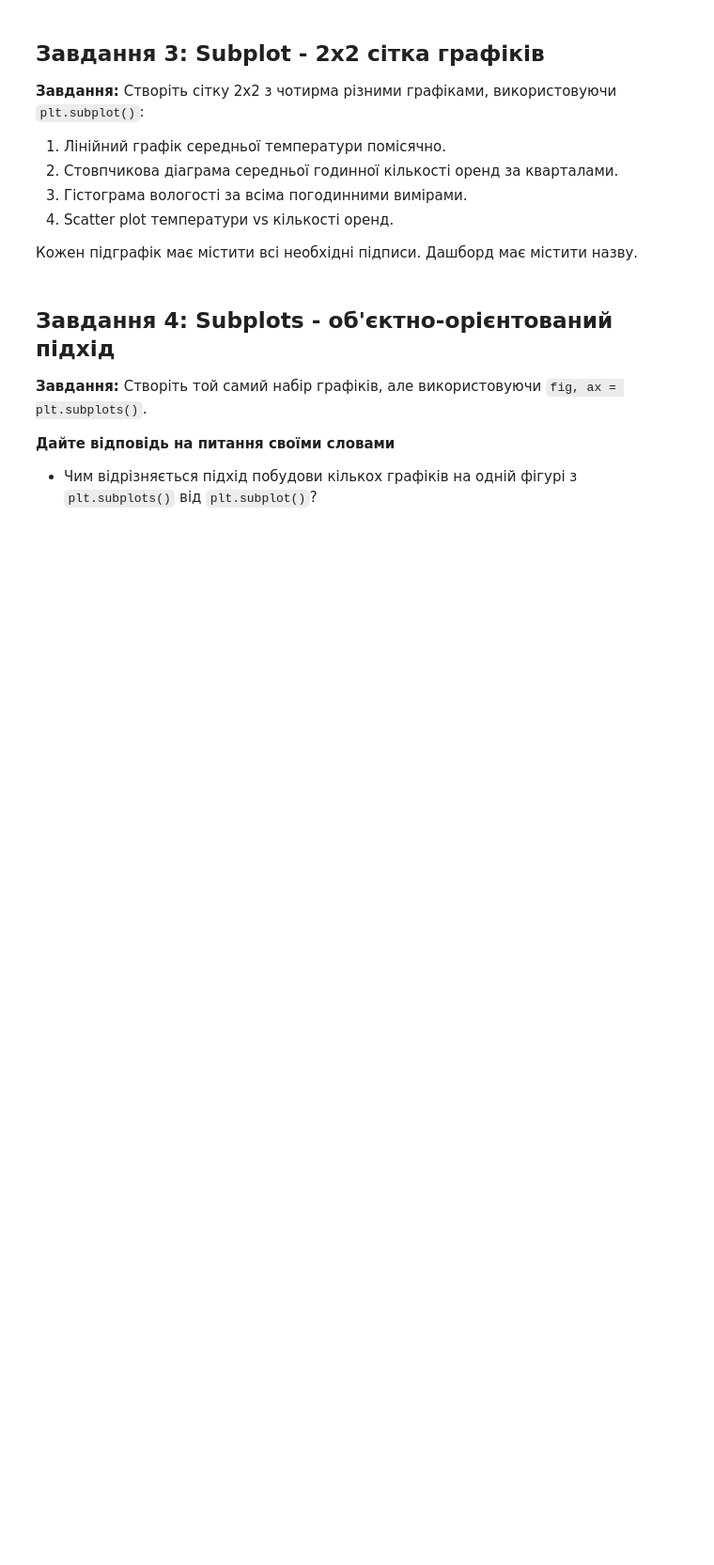
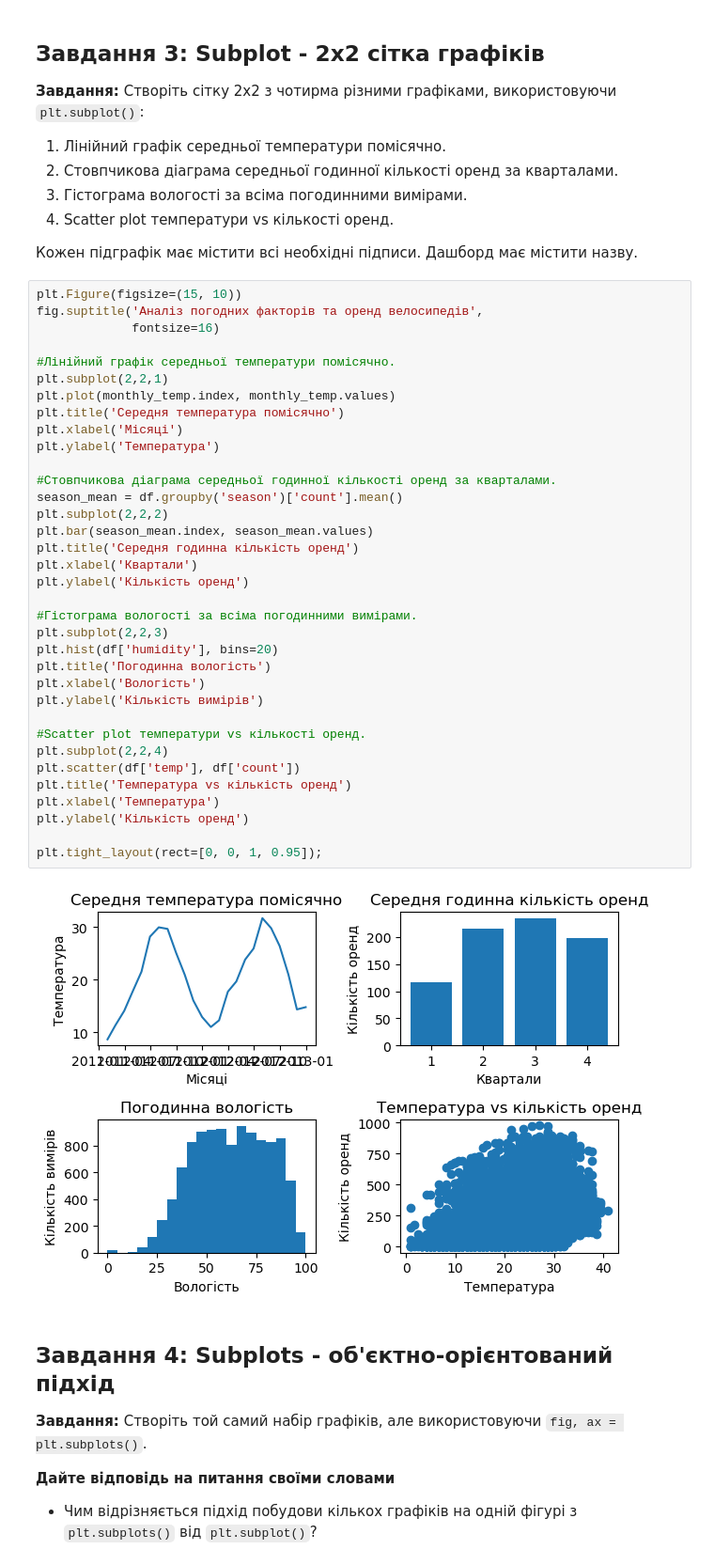
Before and after one commit to LesiaMazurkevych/PythonForDAHomeTask, a Jupyter notebook: HW_11_2_Візуалізація_даних_з_Matplotlib.ipynb, the cells around one changed output. Shown at 94% size. Drawn from its saved outputs; the diff is of its cells as text; blank space fills up the shorter version.

```diff
--- a/HW_11_2_Візуалізація_даних_з_Matplotlib.ipynb
+++ b/HW_11_2_Візуалізація_даних_з_Matplotlib.ipynb
@@ -111,6 +173,43 @@ sales_week2 = [1321,1263,1162,1406,1421,1248,1204]  # Продажі за тиж
 4. Scatter plot температури vs кількості оренд.
 
 Кожен підграфік має містити всі необхідні підписи. Дашборд має містити назву.
+# %%
+plt.Figure(figsize=(15, 10))
+fig.suptitle('Аналіз погодних факторів та оренд велосипедів',
+             fontsize=16)
+
+#Лінійний графік середньої температури помісячно.
+plt.subplot(2,2,1)
+plt.plot(monthly_temp.index, monthly_temp.values)
+plt.title('Середня температура помісячно')
+plt.xlabel('Місяці')
+plt.ylabel('Температура')
+
+#Стовпчикова діаграма середньої годинної кількості оренд за кварталами.
+season_mean = df.groupby('season')['count'].mean()
+plt.subplot(2,2,2)
+plt.bar(season_mean.index, season_mean.values)
+plt.title('Середня годинна кількість оренд')
+plt.xlabel('Квартали')
+plt.ylabel('Кількість оренд')
+
+#Гістограма вологості за всіма погодинними вимірами.
+plt.subplot(2,2,3)
+plt.hist(df['humidity'], bins=20)
+plt.title('Погодинна вологість')
+plt.xlabel('Вологість')
+plt.ylabel('Кількість вимірів')
+
+#Scatter plot температури vs кількості оренд.
+plt.subplot(2,2,4)
+plt.scatter(df['temp'], df['count'])
+plt.title('Температура vs кількість оренд')
+plt.xlabel('Температура')
+plt.ylabel('Кількість оренд')
+
+plt.tight_layout(rect=[0, 0, 1, 0.95]);
+# %% [output]
+[figure, added]
 # %% [markdown]
 ## Завдання 4: Subplots - об'єктно-орієнтований підхід
 
```
Also changed, not shown: parts of 9 cells of this notebook.
